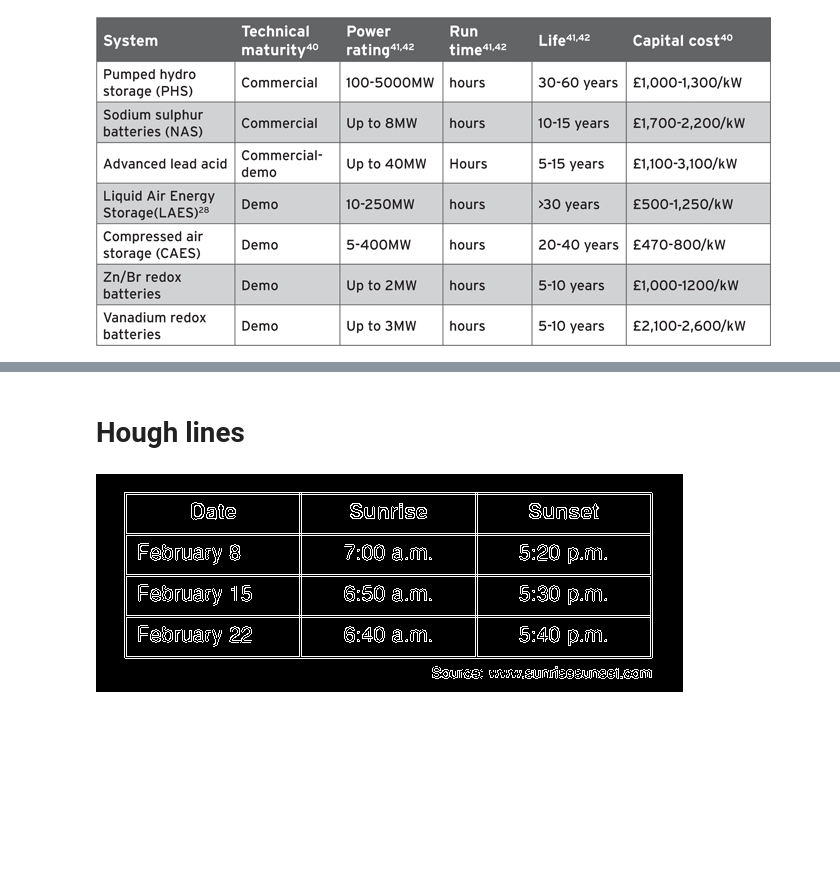
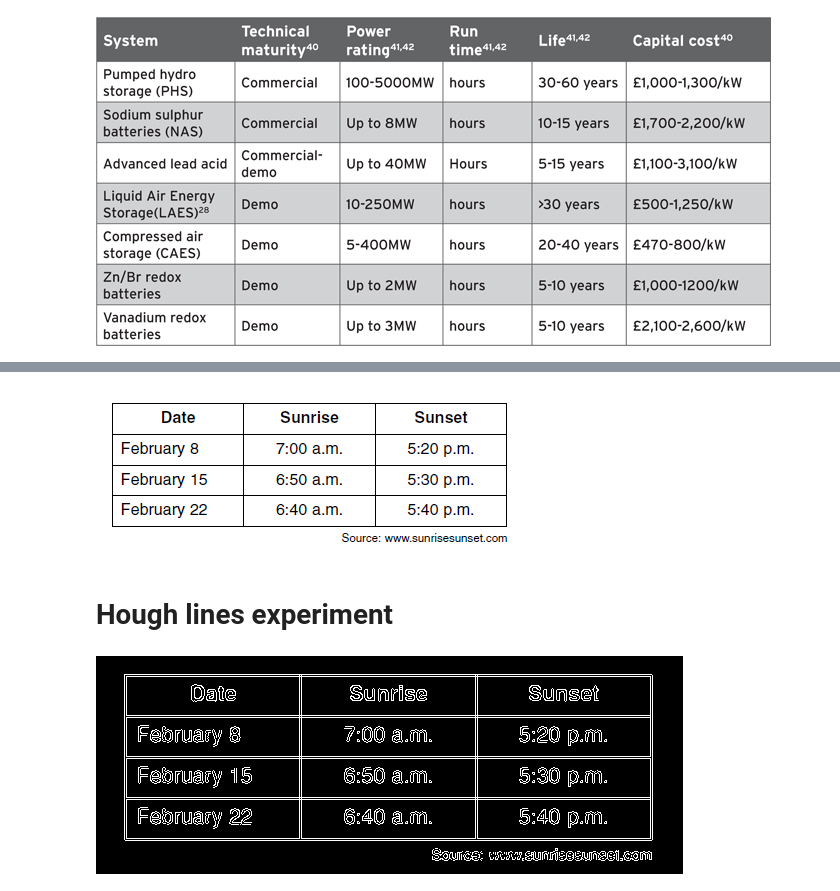
Before and after one commit to drschwenk/tableparse_notebooks, a Jupyter notebook: nicks_dataset.ipynb, the cells around one changed output, grey strips where cells are left out. Cells and saved outputs as stored; diff of their text form; code cells hidden in the pictures; blank space fills up the shorter version.

```diff
--- a/nicks_dataset.ipynb
+++ b/nicks_dataset.ipynb
@@ -118,0 +76,3 @@ sample_image
+# %%
+regents_image_path_prefix = '../data/exp_nicks_data/regents_images/'
+regents_anno_path_prefix = '../data/exp_nicks_data/regents_anno/'
@@ -119,5 +87,12 @@ sample_image
+# %%
+regents_images_4 = os.listdir(regents_image_path_prefix + '/4th')
+regents_images_8 = os.listdir(regents_image_path_prefix + '/8th')
+# %%
+Image.open(regents_image_path_prefix + '/4th/' + regents_images_4[0])
+# %% [output]
+[figure, added]
 # %% [markdown]
-# Hough lines
+# Hough lines experiment
 # %%
 easy_image = '/Users/schwenk/wrk/tableparse/vision-tableparse/examples/example_1.png'
 # %%
```
Also changed, not shown: parts of 18 cells of this notebook, 3 other files.
